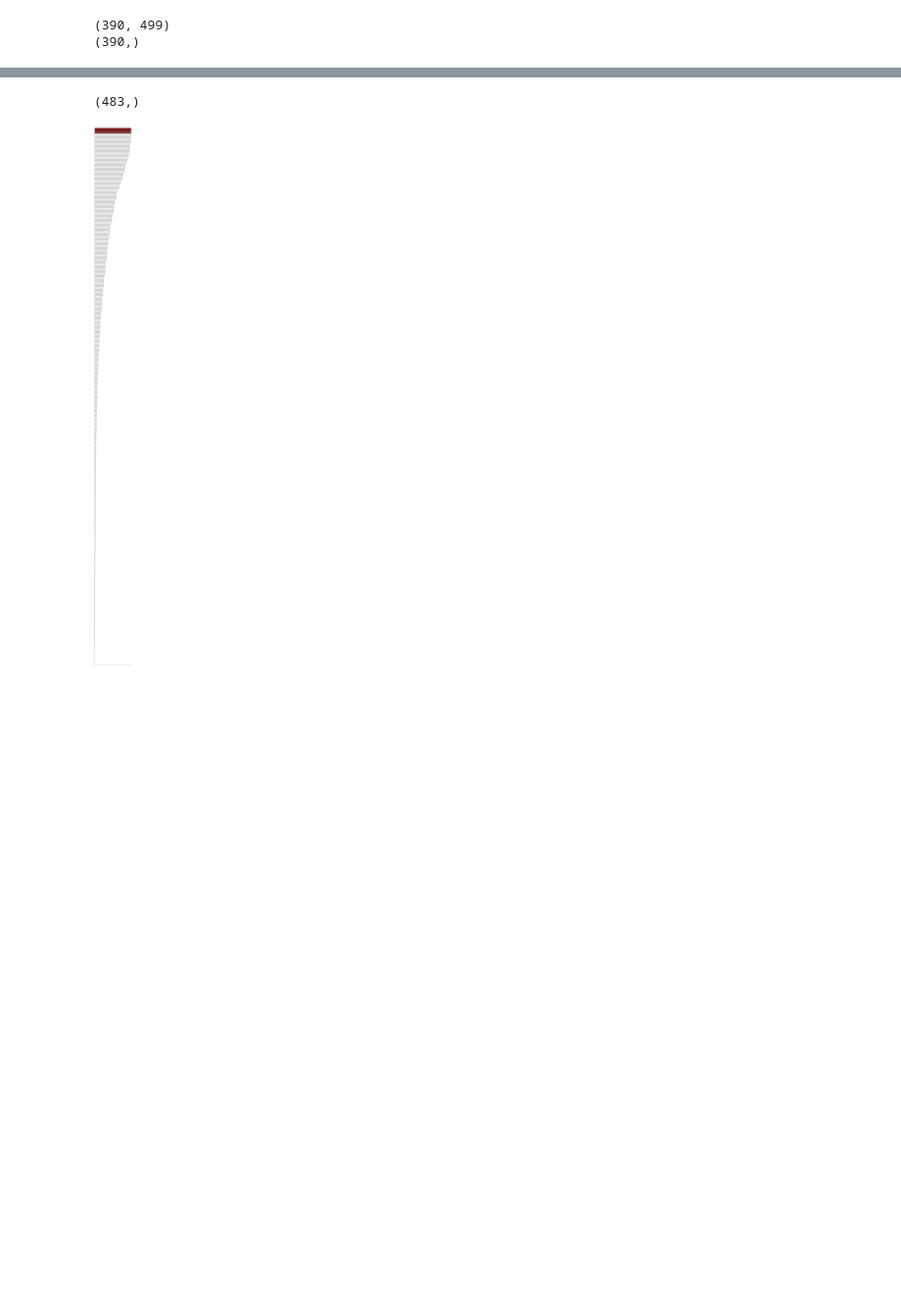
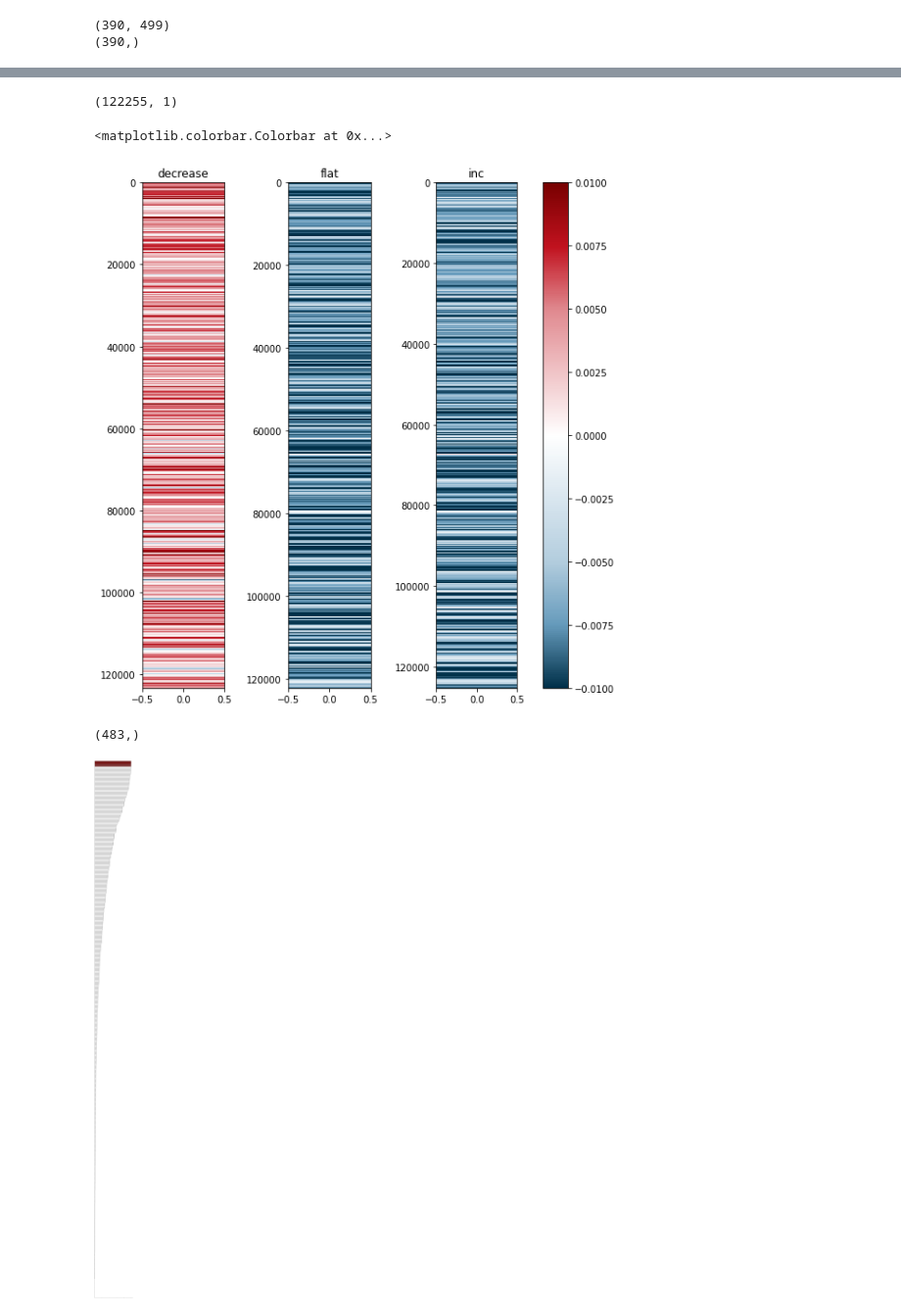
Before and after one commit to ClandininLab/brainsss, a Jupyter notebook: notebooks/20251106_fig4_FINAL.ipynb, the cells around one changed output, grey strips where cells are left out. Shown at 98% size. Cells and saved outputs as stored; diff of their text form; code cells hidden in the pictures; blank space fills up the shorter version.

```diff
--- a/notebooks/20251106_fig4_FINAL.ipynb
+++ b/notebooks/20251106_fig4_FINAL.ipynb
@@ -560,3 +560,41 @@ print(np.shape(total_y))
+# %%
+to_plot_inc=[]
+to_plot_dec=[]
+to_plot_flat=[]
+for clus in total_events:
+    for i, lab in enumerate(total_events[clus]['label']):
+        if lab=='inc':
+            to_plot_inc.append(total_events[clus]['vals'][i])
+        elif lab=='dec':
+            to_plot_dec.append(total_events[clus]['vals'][i])
+        elif lab=='flat':
+            to_plot_flat.append(total_events[clus]['vals'][i])
+
+to_plot_inc=np.vstack(to_plot_inc)
+to_plot_dec=np.vstack(to_plot_dec)
+to_plot_flat=np.vstack(to_plot_flat)
+# %%
+np.shape(to_plot_flat)
+# %% [output]
+(122255, 1)
+# %%
+vmin=-0.01
+vmax=0.01
+ax_ap=0.00005
+fig,ax=plt.subplots(1,3,figsize=(10,10))
+im1=ax[0].imshow(np.asarray(to_plot_dec), cmap=cmap_personal,vmax=vmax,vmin=vmin)
+ax[0].set_title('decrease')
+ax[0].set_aspect(ax_ap)
+ax[1].imshow(np.asarray(to_plot_flat), cmap=cmap_personal,vmax=vmax,vmin=vmin)
+ax[1].set_aspect(ax_ap)
+ax[1].set_title('flat')
+ax[2].imshow(np.asarray(to_plot_inc), cmap=cmap_personal,vmax=vmax,vmin=vmin)
+ax[2].set_aspect(ax_ap)
+ax[2].set_title('inc')
+fig.colorbar(im1,ax=[ax[0],ax[1],ax[2]])
+# %% [output]
+<matplotlib.colorbar.Colorbar at 0x...>
+[figure, added]
 # %%
 # %%time
 # null_scores_total=[]
```
Also changed, not shown: parts of 21 cells of this notebook, 4 other files.
